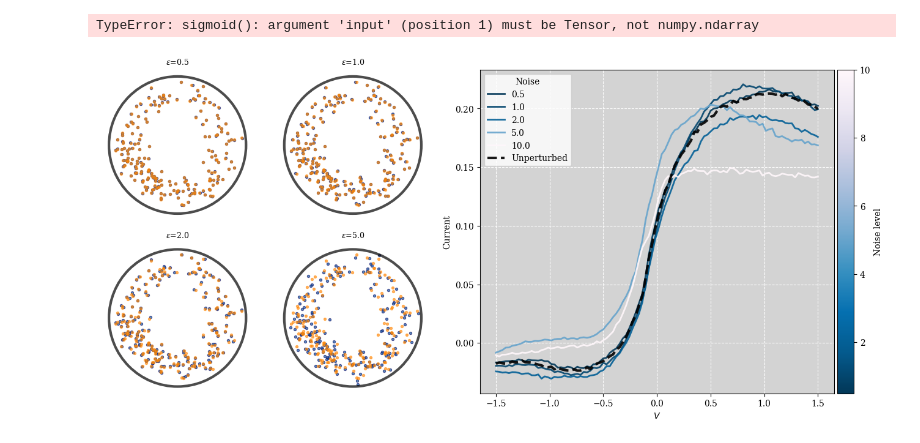
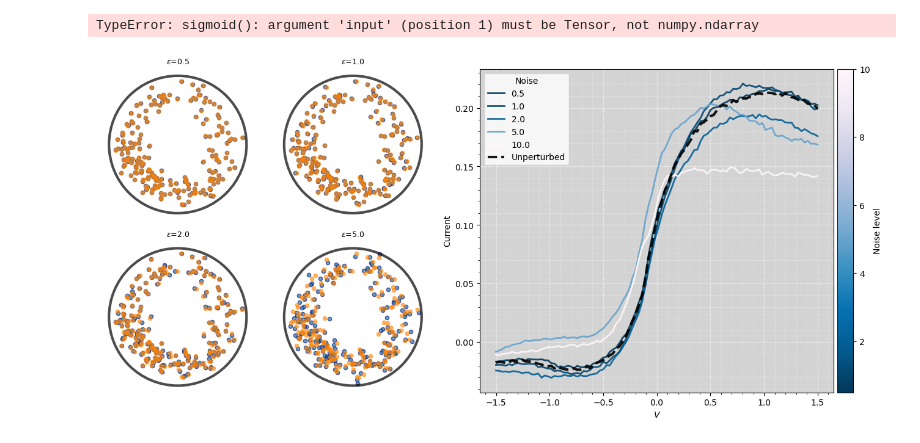
Before and after one commit to jwass1997/kmc_project, a Jupyter notebook: scripts/python_scripts/perturb_disc_dist.ipynb, the cells around one changed output. Drawn from its saved outputs; the diff is of its cells as text; code cells hidden in the pictures.

```diff
--- a/scripts/python_scripts/perturb_disc_dist.ipynb
+++ b/scripts/python_scripts/perturb_disc_dist.ipynb
@@ -89,9 +89,11 @@ import numpy as np
 import matplotlib.pyplot as plt
 import matplotlib.colors as mcolors
 import matplotlib.cm as cm
+import matplotlib.patches as ps
 
 noise_levels = [0.5, 1.0, 2.0, 5.0, 10.0]
 vs = np.linspace(-1.5, 1.5, 100)
+R = 150.0
 
 cmap = plt.get_cmap("PuBu_r")
 norm = mcolors.Normalize(vmin=min(noise_levels), vmax=max(noise_levels))
@@ -114,35 +116,37 @@ for noise in noise_levels:
 unperturbed = np.load("/gpfs/bwfor/work/ws/hd_gy283-my_data/robustness_experiment_sigmoid/opt_sim.npz")["current"]
 ax.plot(vs, unperturbed, lw=3.0, c="k", ls="--", alpha=0.9, label="Unperturbed", zorder=3)
 ax.set_xlabel(r"$V$")
 ax.set_ylabel("Current")
-ax.grid(color="white", lw=.8, linestyle="dashed")
+ax.minorticks_on()
+ax.grid(visible=True, which="major", color="white", lw=.9, linestyle=":")
+ax.grid(visible=True, which="minor", color="white", lw=.4, linestyle=":")
 ax.set_facecolor("lightgray")
 ax.legend(title="Noise", loc="upper left")
 
 # Optional colorbar for the main mapping
 sm = cm.ScalarMappable(cmap=cmap, norm=norm)
 sm.set_array([])
 cbar = plt.colorbar(sm, ax=ax, pad=0.01)
 cbar.set_label("Noise level")
 
 pad = 0.3
 for key, noise in zip(["s1", "s2", "s3", "s4"], noise_levels):
     a = axd[key]
     pos = np.loadtxt(f"/home/hd/hd_hd/hd_gy283/kmc_project/data/sm_batches_1e6_vonMises_beta/vonMises_beta_SM.txt")
     perturbed_pos = np.loadtxt(f"/gpfs/bwfor/work/ws/hd_gy283-my_data/robustness_experiment_sigmoid/vonMises_beta_SM_pert_ns={noise}.txt")
-    a.scatter(*perturbed_pos.T, s=8, alpha=0.7, edgecolor="midnightblue")
-    a.scatter(*pos.T, s=8, alpha=0.6, edgecolor="darkorange")
+    a.scatter(*perturbed_pos.T, s=20, alpha=0.7, edgecolor="midnightblue")
+    a.scatter(*pos.T, s=20, alpha=0.6, edgecolor="darkorange")
     a.set_title(f"$\epsilon$={noise}", fontsize=9)
     a.set_aspect("equal", adjustable="box")
     a.set_xticks([])
     a.set_yticks([])
 
     a.spines[["top", "bottom", "right", "left"]].set_visible(False)
 
     circle = ps.Circle(xy=(0.0, 0.0), radius=R, fill=None, lw=3., alpha=0.7)
 
     a.add_patch(circle)
 
-plt.savefig("/home/hd/hd_hd/hd_gy283/kmc_project/data/pngs/sigmoid_perturbation.pdf")
+#plt.savefig("/home/hd/hd_hd/hd_gy283/kmc_project/data/pngs/sigmoid_perturbation.pdf", dpi=1000, bbox_inches="tight")
 # %% [output]
-[figure, old version]
+[figure, new version]
```
Also changed, not shown: parts of 2 cells of this notebook, 36 other files.
